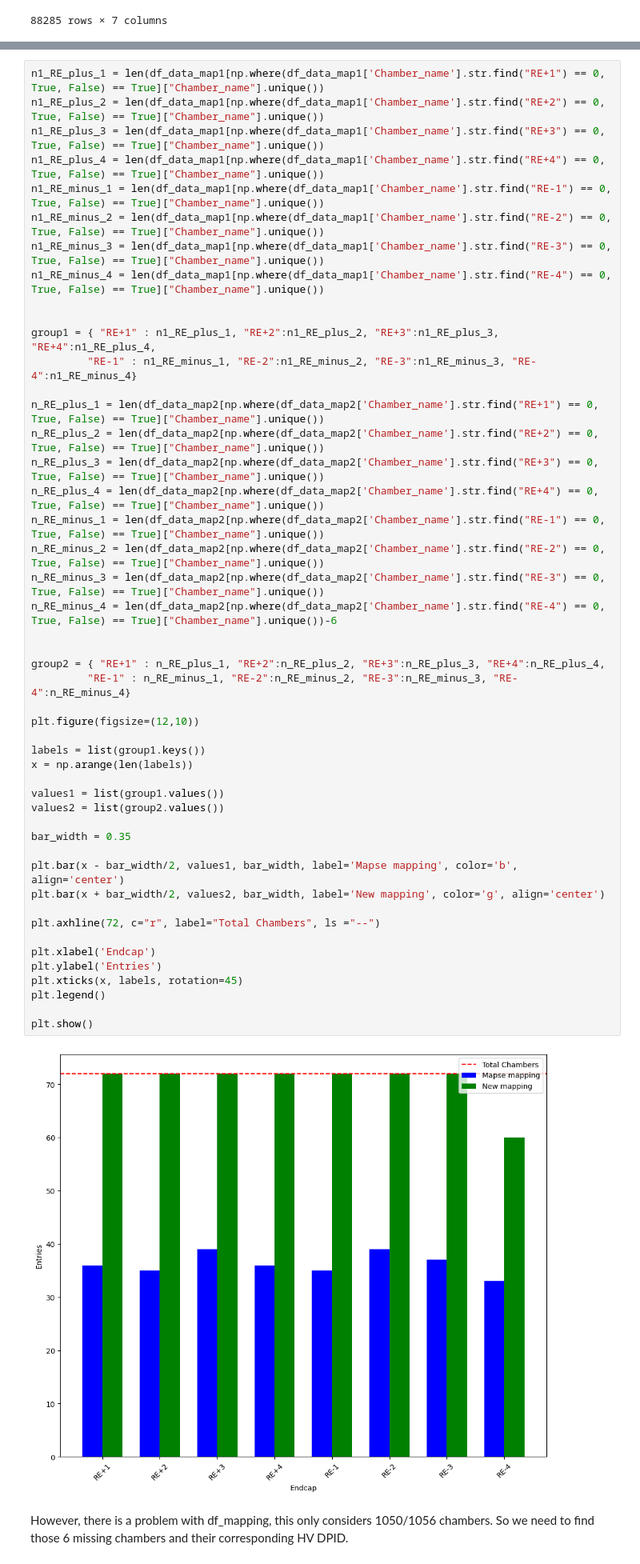
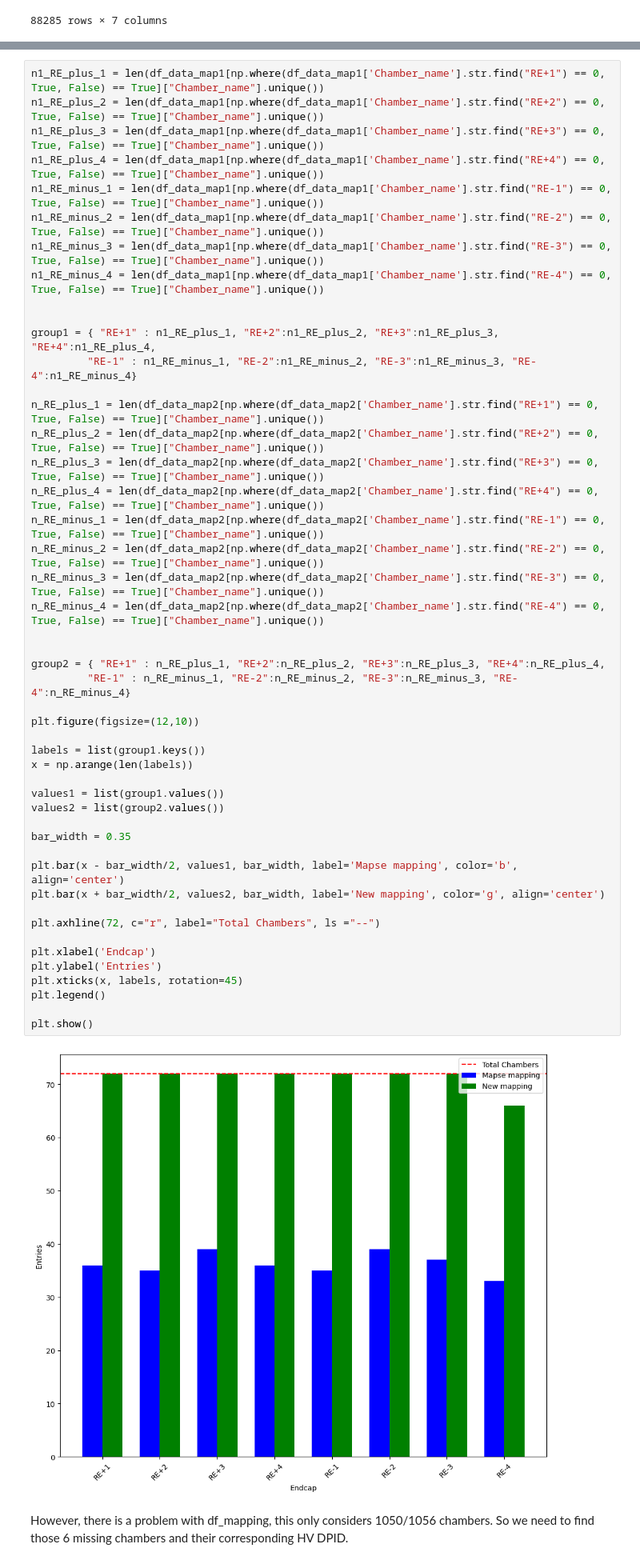
Before and after one commit to LazaroR-u/Thesis_Data_Analysis_CMS_CERN, a Jupyter notebook: 1_Comparison_Map_Functions_RPCs_CERN.ipynb, the cells around one changed output, grey strips where cells are left out. Shown: that part at 80% size. Saved outputs shown, nothing was run; the diff lists cells and outputs as text.

```diff
--- a/1_Comparison_Map_Functions_RPCs_CERN.ipynb
+++ b/1_Comparison_Map_Functions_RPCs_CERN.ipynb
@@ -407,34 +407,34 @@ n_RE_plus_4 = len(df_data_map2[np.where(df_data_map2['Chamber_name'].str.find("R
 n_RE_minus_1 = len(df_data_map2[np.where(df_data_map2['Chamber_name'].str.find("RE-1") == 0, True, False) == True]["Chamber_name"].unique())
 n_RE_minus_2 = len(df_data_map2[np.where(df_data_map2['Chamber_name'].str.find("RE-2") == 0, True, False) == True]["Chamber_name"].unique())
 n_RE_minus_3 = len(df_data_map2[np.where(df_data_map2['Chamber_name'].str.find("RE-3") == 0, True, False) == True]["Chamber_name"].unique())
-n_RE_minus_4 = len(df_data_map2[np.where(df_data_map2['Chamber_name'].str.find("RE-4") == 0, True, False) == True]["Chamber_name"].unique())-6
+n_RE_minus_4 = len(df_data_map2[np.where(df_data_map2['Chamber_name'].str.find("RE-4") == 0, True, False) == True]["Chamber_name"].unique())
 
 
 group2 = { "RE+1" : n_RE_plus_1, "RE+2":n_RE_plus_2, "RE+3":n_RE_plus_3, "RE+4":n_RE_plus_4,
          "RE-1" : n_RE_minus_1, "RE-2":n_RE_minus_2, "RE-3":n_RE_minus_3, "RE-4":n_RE_minus_4}
 
 plt.figure(figsize=(12,10))
 
 labels = list(group1.keys())
 x = np.arange(len(labels))
 
 values1 = list(group1.values())
 values2 = list(group2.values())
 
 bar_width = 0.35
 
 plt.bar(x - bar_width/2, values1, bar_width, label='Mapse mapping', color='b', align='center')
 plt.bar(x + bar_width/2, values2, bar_width, label='New mapping', color='g', align='center')
 
 plt.axhline(72, c="r", label="Total Chambers", ls ="--")
 
 plt.xlabel('Endcap')
 plt.ylabel('Entries')
 plt.xticks(x, labels, rotation=45)
 plt.legend()
 
 plt.show()
 # %% [output]
-[figure, old version]
+[figure, new version]
 # %% [markdown]
 However, there is a problem with df_mapping, this only considers 1050/1056 chambers. So we need to find those 6 missing chambers and their corresponding HV DPID.
```
